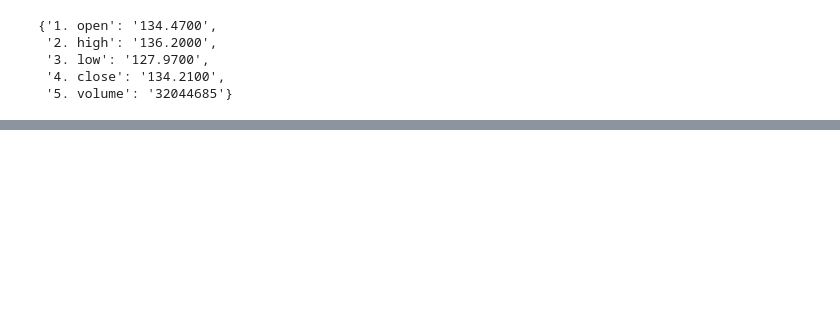
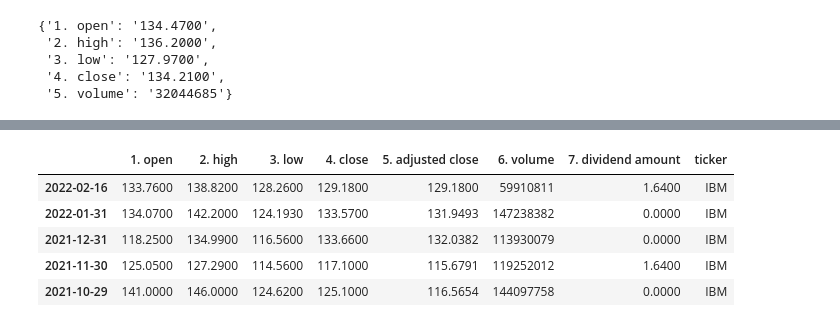
Before and after one commit to mknomics/stock-market, a Jupyter notebook: AlphaAdvantageAPI.ipynb, the cells around one changed output, grey strips where cells are left out. Cells and saved outputs as stored; diff of their text form; code cells hidden in the pictures; blank space fills up the shorter version.

```diff
--- a/AlphaAdvantageAPI.ipynb
+++ b/AlphaAdvantageAPI.ipynb
@@ -149,0 +165,17 @@ pd.DataFrame.from_dict(data['Weekly Time Series'],orient='index')
+# %%
+# your code here
+import requests
+
+# replace the "demo" apikey below with your own key from https://www.alphavantage.co/support/#api-key
+ticker = 'IBM'
+url =
+r = requests.get(url)
+data = r.json()
+data.keys()
+# %% [output]
+|  | 1. open | 2. high | 3. low | 4. close | 5. adjusted close | 6. volume | 7. dividend amount | ticker |
+| 2022-02-16 | 133.7600 | 138.8200 | 128.2600 | 129.1800 | 129.1800 | 59910811 | 1.6400 | IBM |
+| 2022-01-31 | 134.0700 | 142.2000 | 124.1930 | 133.5700 | 131.9493 | 147238382 | 0.0000 | IBM |
+| 2021-12-31 | 118.2500 | 134.9900 | 116.5600 | 133.6600 | 132.0382 | 113930079 | 0.0000 | IBM |
+| 2021-11-30 | 125.0500 | 127.2900 | 114.5600 | 117.1000 | 115.6791 | 119252012 | 1.6400 | IBM |
+| 2021-10-29 | 141.0000 | 146.0000 | 124.6200 | 125.1000 | 116.5654 | 144097758 | 0.0000 | IBM |
```
Also changed, not shown: parts of 15 cells of this notebook.
